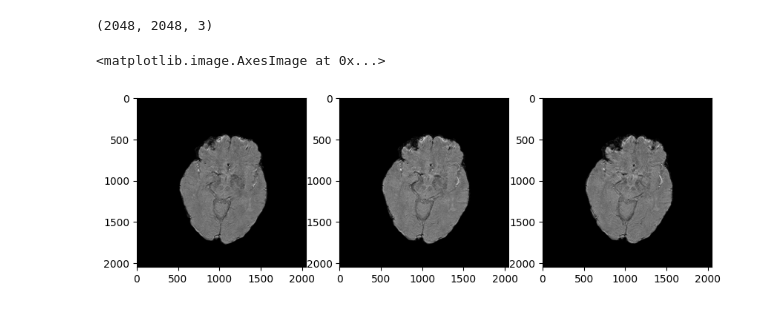
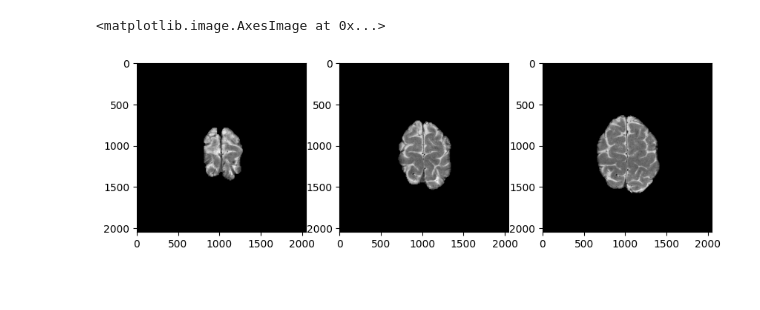
Before and after one commit to greenyjwk/VALDO_brain_MRI_dataset_preprocessing, a Jupyter notebook: misc/EDA_valdo/EDA_png_plot.ipynb, the cells around one changed output. Saved outputs shown, nothing was run; the diff lists cells and outputs as text; code cells hidden in the pictures.

Commit message:
MODIFY: CSF in mayo

```diff
--- a/misc/EDA_valdo/EDA_png_plot.ipynb
+++ b/misc/EDA_valdo/EDA_png_plot.ipynb
@@ -4,21 +4,20 @@ import numpy as np
 import os
 from PIL import Image
 # %%
-img_path = os.path.join("/mnt/storage/ji/brain_mri_valdo_mayo/valdo_resample_ALFA_YOLO_PNG_epd_gt_box_t2s_GAN_3slices/images/train/sub-216_slice_084.png")
+img_path = os.path.join("/media/Datacenter_storage/Ji/valdo_dataset/valdo_resample_ALFA_YOLO_PNG_epd_gt_box_t2s_GAN_3slices_cmbTrainOnly/images/val/sub-110_slice_032.png")
 img = Image.open(img_path)
 img = np.array(img)
 
 plt.figure(figsize=(10, 10))
 
 plt.subplot(1,3,1)
 plt.imshow(img[:,:,0], cmap='gray')
 
 plt.subplot(1,3,2)
 plt.imshow(img[:,:,1], cmap='gray')
 
 plt.subplot(1,3,3)
 plt.imshow(img[:,:,2], cmap='gray')
 # %% [output]
-(2048, 2048, 3)
+<matplotlib.image.AxesImage at 0x...>
-<matplotlib.image.AxesImage at 0x...>
-[figure, old version]
+[figure, new version]
```
Also changed, not shown: parts of 2 cells of this notebook, 4 other files.
